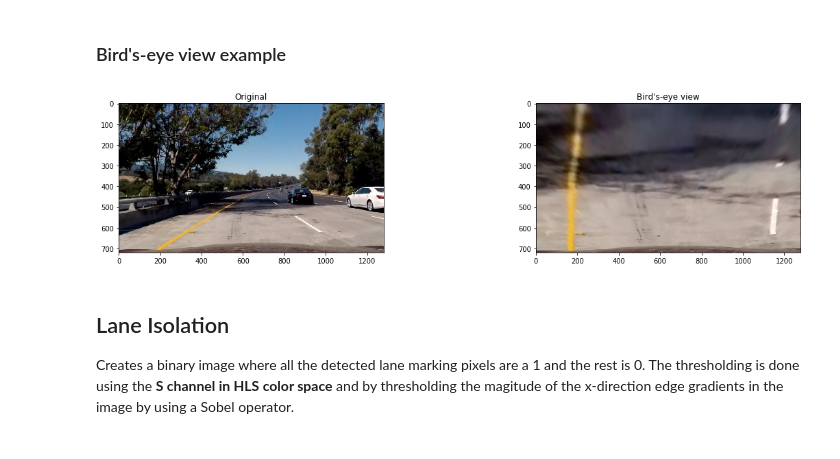
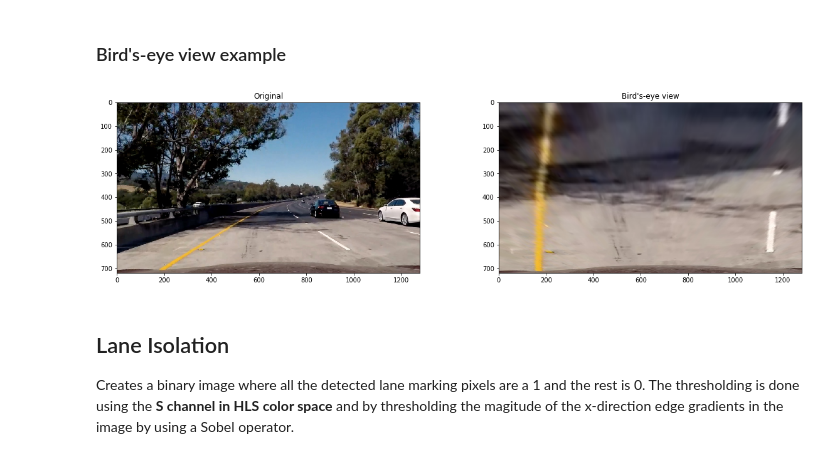
Before and after one commit to Charles-Catta/Advanced-Lane-Finder, a Jupyter notebook: LaneFinding.ipynb, the cells around one changed output. Drawn from its saved outputs; the diff is of its cells as text; code cells hidden in the pictures.

```diff
--- a/LaneFinding.ipynb
+++ b/LaneFinding.ipynb
@@ -203,25 +203,25 @@ class ChessBoard(object):
 # %%
 import matplotlib.pyplot as plt
 
 example_camera = LaneCamera(camera_calibration_file="camera_cal/calibration_data.npy")
 
 example = cv2.imread("test_images/test5.jpg")
 example = cv2.cvtColor(example, cv2.COLOR_BGR2RGB)
 
 example_undist = example_camera._undistort(example)
 view = example_camera.birds_eye_view(example)
 
-plt.figure(figsize=(20, 4))
+plt.figure(figsize=(20, 5))
 plt.subplot(1, 2, 1).set_title("Original")
 plt.imshow(example_undist)
 
 plt.subplot(1, 2, 2).set_title("Bird's-eye view")
 plt.imshow(view)
 plt.show()
 
 del example_camera
 # %% [output]
-[figure, old version]
+[figure, new version]
 # %% [markdown]
 ## Lane Isolation
 
```
Also changed, not shown: parts of 2 cells of this notebook, 7 other files.
